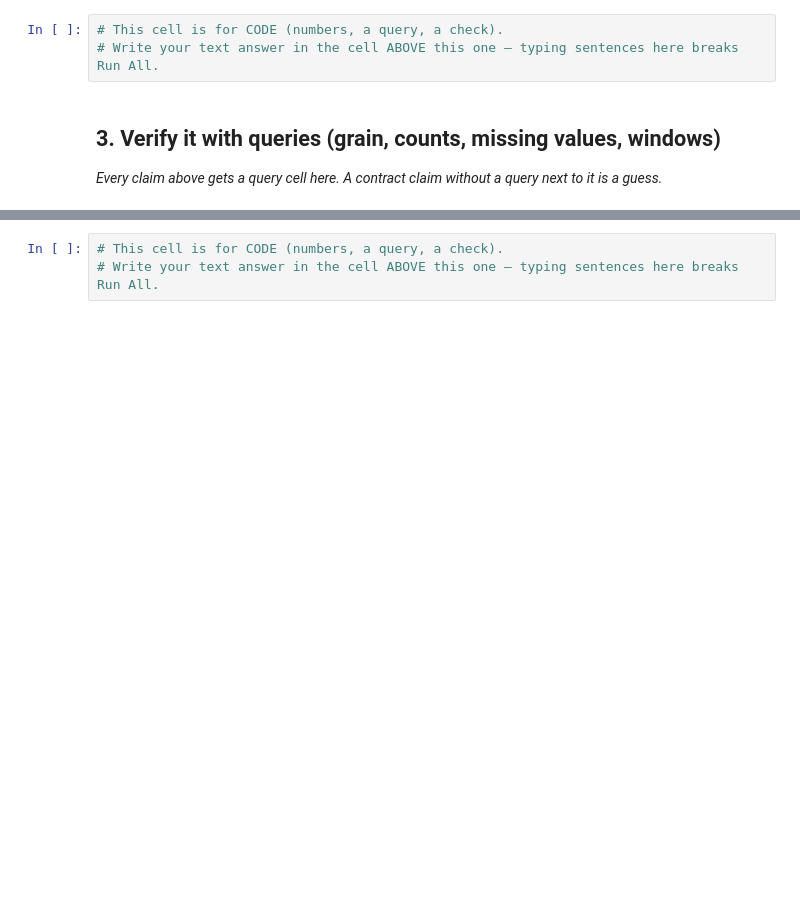
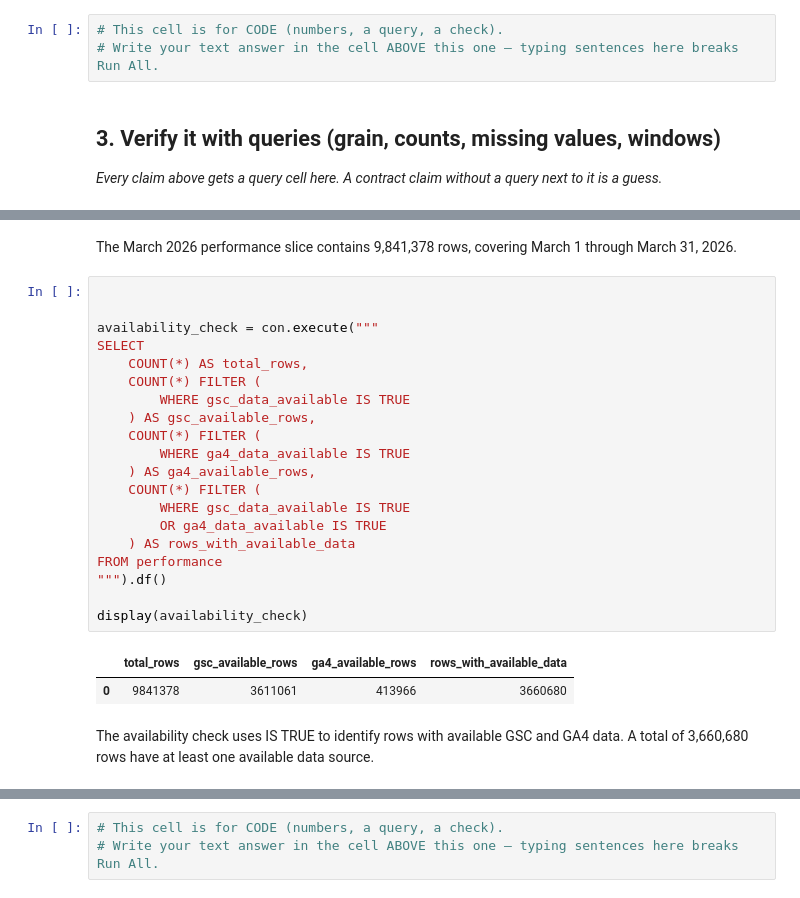
Before and after one commit to joudData/flyrank-ml-internship, a Jupyter notebook: work/notebooks/w03_data_contract.ipynb, the cells around one changed output, grey strips where cells are left out. Cells and saved outputs as stored; diff of their text form; blank space fills up the shorter version.

```diff
--- a/work/notebooks/w03_data_contract.ipynb
+++ b/work/notebooks/w03_data_contract.ipynb
@@ -26,0 +105,30 @@ This skeleton is yours to fill. Work the sections **in order** — each one has
+# %% [markdown]
+
+
+The March 2026 performance slice contains 9,841,378 rows, covering March 1 through March 31, 2026.
+# %%
+
+
+availability_check = con.execute("""
+SELECT
+    COUNT(*) AS total_rows,
+    COUNT(*) FILTER (
+        WHERE gsc_data_available IS TRUE
+    ) AS gsc_available_rows,
+    COUNT(*) FILTER (
+        WHERE ga4_data_available IS TRUE
+    ) AS ga4_available_rows,
+    COUNT(*) FILTER (
+        WHERE gsc_data_available IS TRUE
+        OR ga4_data_available IS TRUE
+    ) AS rows_with_available_data
+FROM performance
+""").df()
+
+display(availability_check)
+# %% [output]
+|  | total_rows | gsc_available_rows | ga4_available_rows | rows_with_available_data |
+| 0 | 9841378 | 3611061 | 413966 | 3660680 |
+# %% [markdown]
+
+The availability check uses IS TRUE to identify rows with available GSC and GA4 data. A total of 3,660,680 rows have at least one available data source.
```
Also changed, not shown: parts of 15 cells of this notebook.
